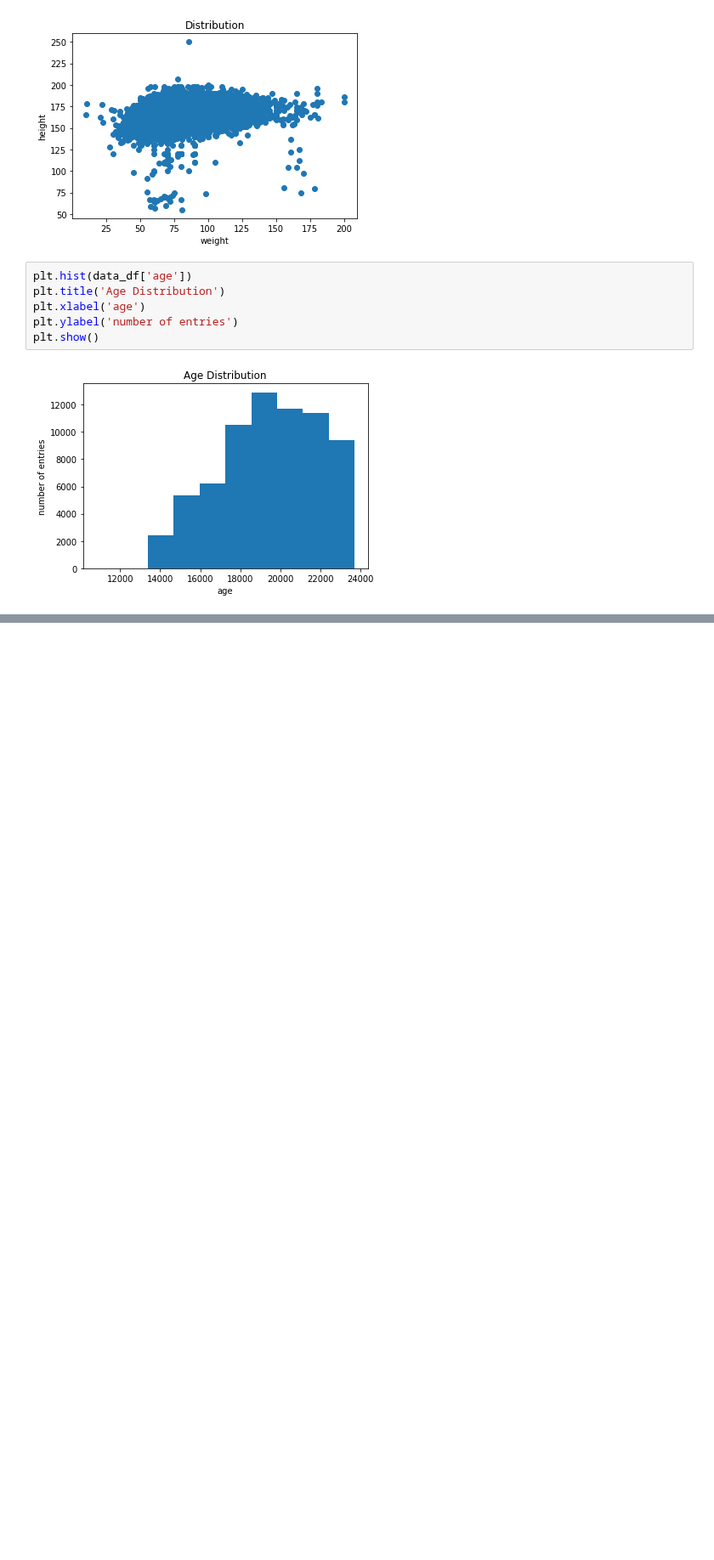
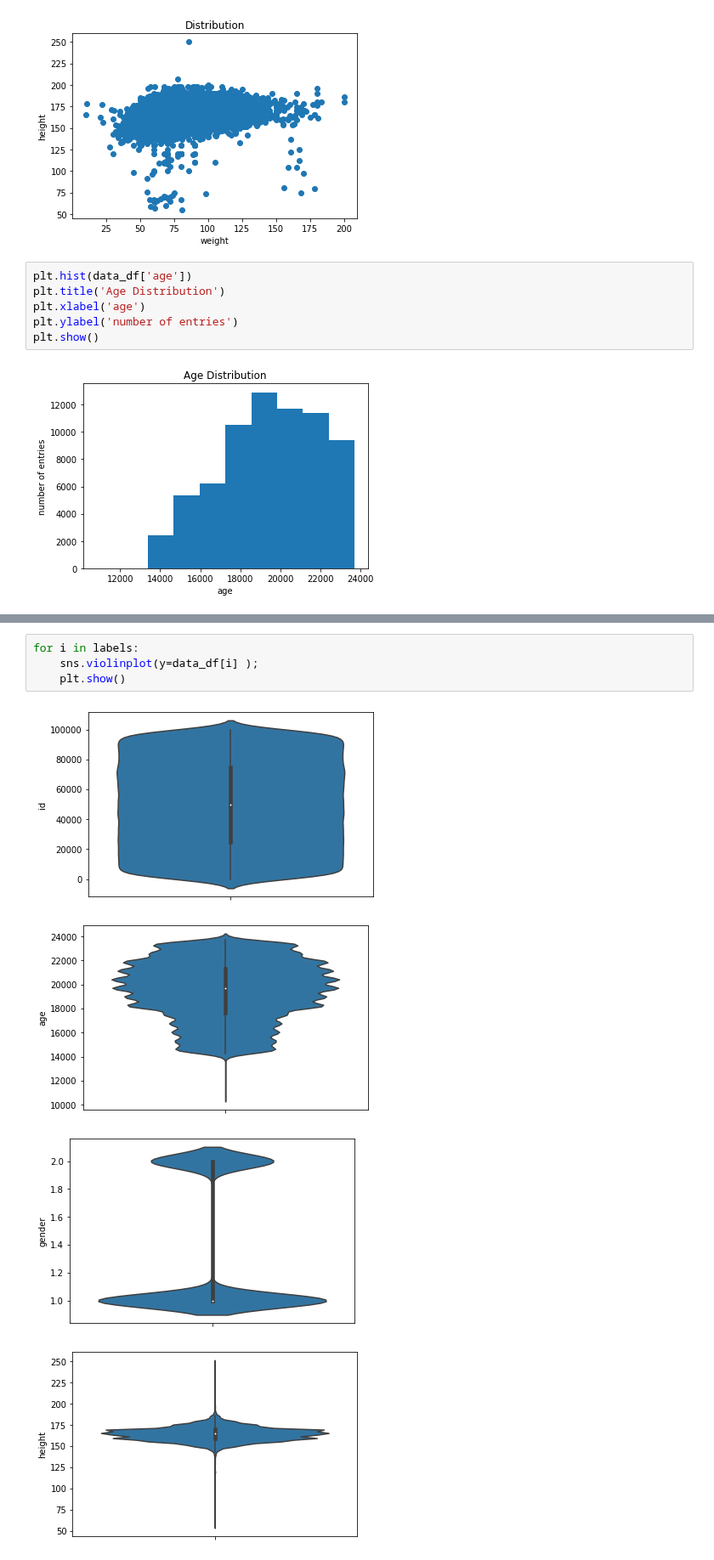
Before and after one commit to LJ171/CardioDiseaseClassification, a Jupyter notebook: 01_data_exploration/DataExploration.ipynb, the cells around one changed output, grey strips where cells are left out. Shown at 85% size. Drawn from its saved outputs; the diff is of its cells as text; blank space fills up the shorter version.

```diff
--- a/01_data_exploration/DataExploration.ipynb
+++ b/01_data_exploration/DataExploration.ipynb
@@ -127,0 +158,9 @@ plt.show()
+# %%
+for i in labels:
+    sns.violinplot(y=data_df[i] );
+    plt.show()
+# %% [output]
+[figure, added]
+[figure, added]
+[figure, added]
+[figure, added]
```
Also changed, not shown: parts of 4 cells of this notebook.
